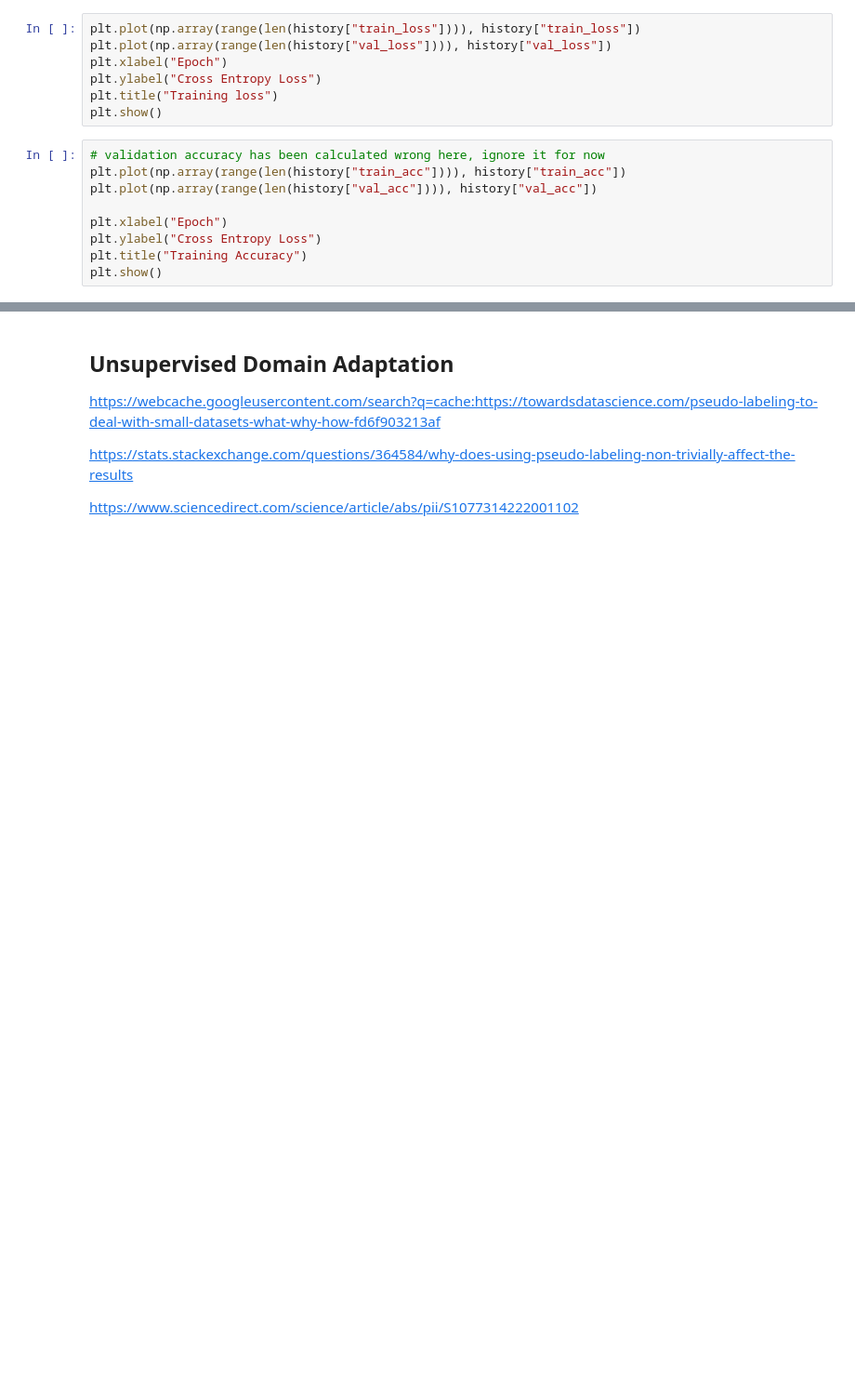
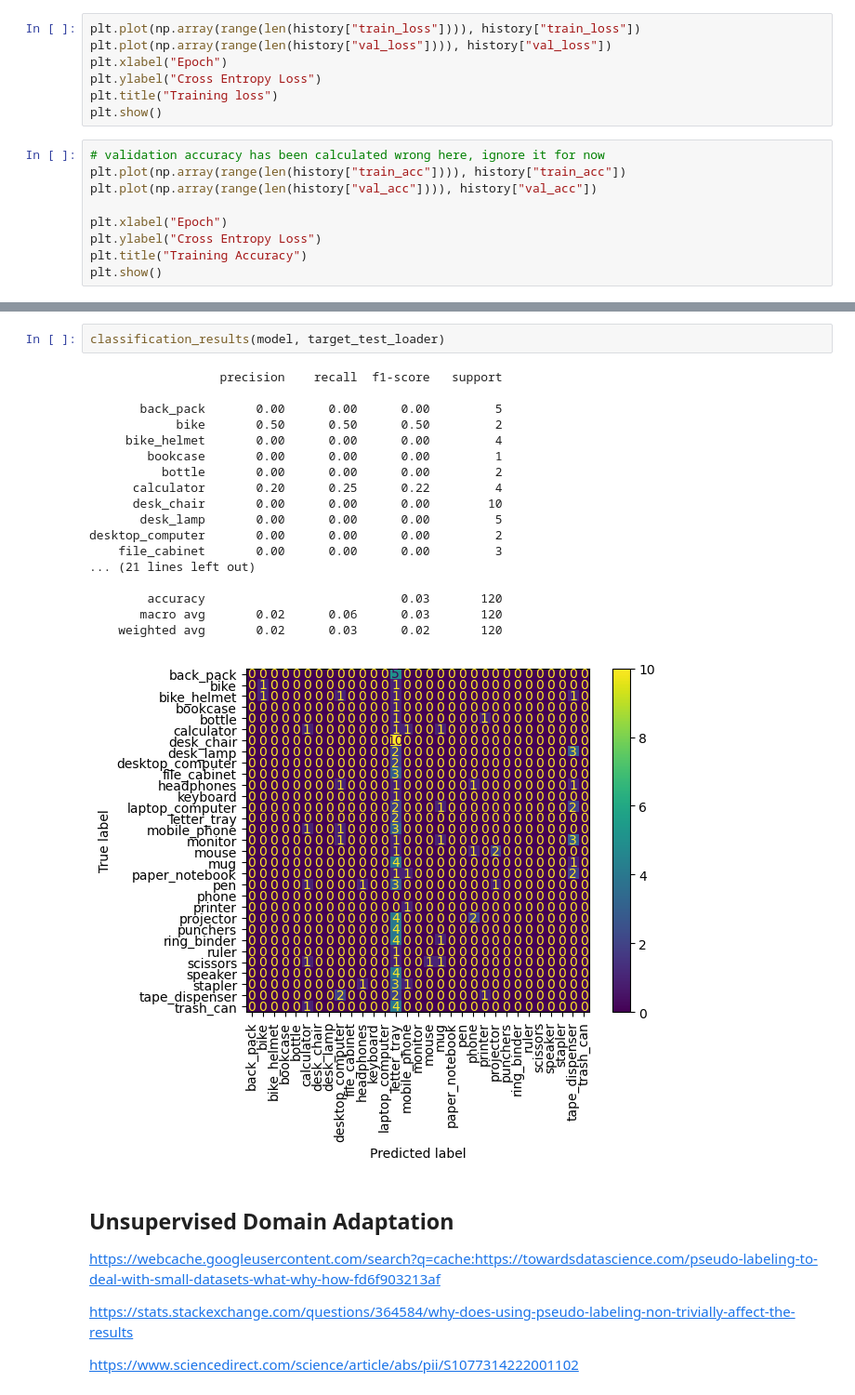
Before and after one commit to dimits-ts/deep_vision_domain_adaptation, a Jupyter notebook: domain_adaptation.ipynb, the cells around one changed output, grey strips where cells are left out. Shown at 93% size. Saved outputs shown, nothing was run; the diff lists cells and outputs as text; blank space fills up the shorter version.

```diff
--- a/domain_adaptation.ipynb
+++ b/domain_adaptation.ipynb
@@ -309,3 +311,24 @@ plt.show()
+# %%
+classification_results(model, target_test_loader)
+# %% [output]
+                  precision    recall  f1-score   support
+
+       back_pack       0.00      0.00      0.00         5
+            bike       0.50      0.50      0.50         2
+     bike_helmet       0.00      0.00      0.00         4
+        bookcase       0.00      0.00      0.00         1
+          bottle       0.00      0.00      0.00         2
+      calculator       0.20      0.25      0.22         4
+      desk_chair       0.00      0.00      0.00        10
+       desk_lamp       0.00      0.00      0.00         5
+desktop_computer       0.00      0.00      0.00         2
+    file_cabinet       0.00      0.00      0.00         3
+... (21 lines left out)
+
+        accuracy                           0.03       120
+       macro avg       0.02      0.06      0.03       120
+    weighted avg       0.02      0.03      0.02       120
+[figure, added]
 # %% [markdown]
 ## Unsupervised Domain Adaptation
 
```
Also changed, not shown: parts of 19 cells of this notebook, 1 other file.
